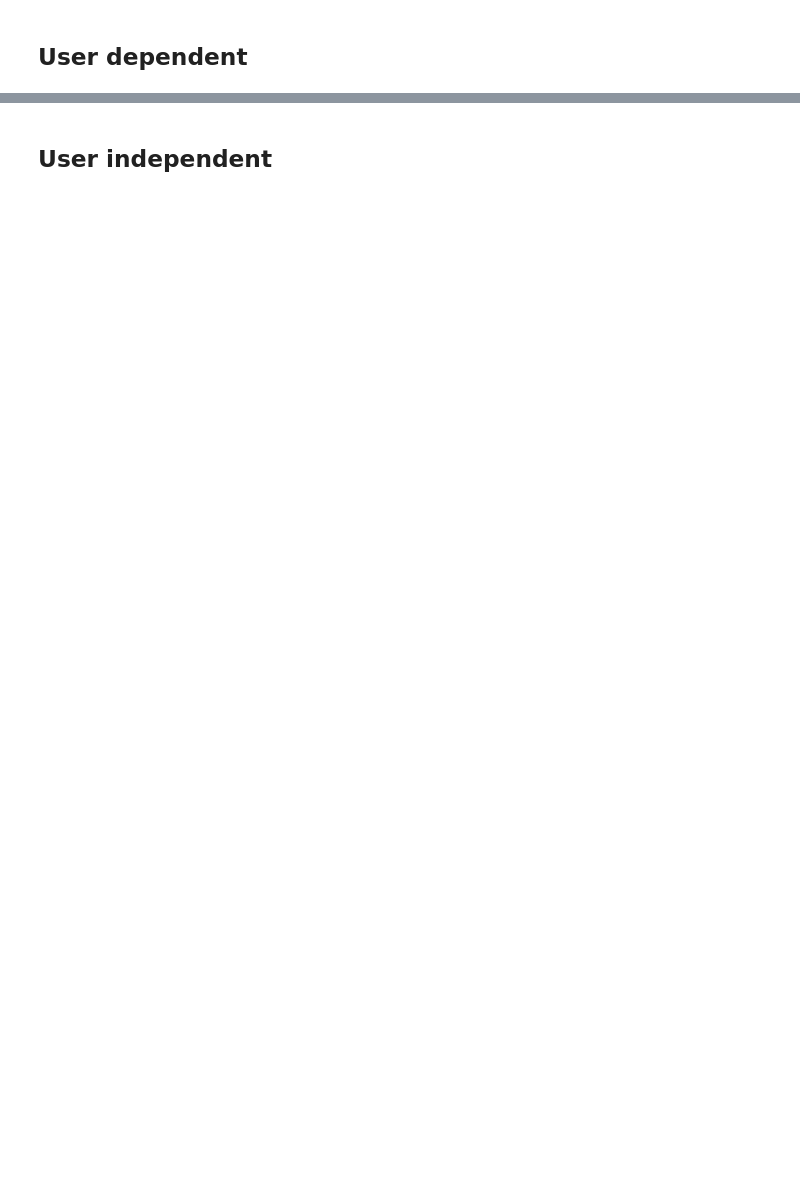
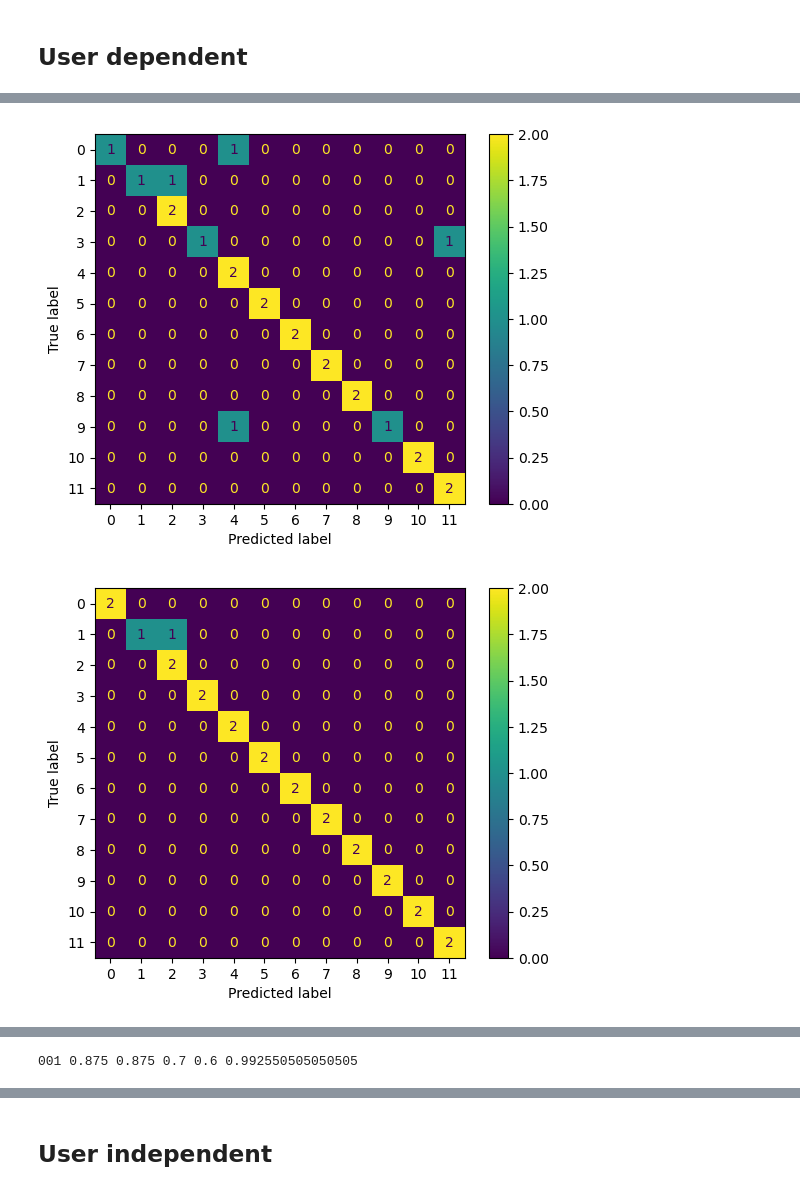
Before and after one commit to yzhao07/MLMA_EOG, a Jupyter notebook: SVC/SVC.ipynb, the cells around one changed output, grey strips where cells are left out. Drawn from its saved outputs; the diff is of its cells as text; code cells hidden in the pictures; blank space fills up the shorter version.

```diff
--- a/SVC/SVC.ipynb
+++ b/SVC/SVC.ipynb
@@ -94,0 +54,13 @@ def my_train_split(label,feature):
+# %%
+# get feature from 1 file and normalize
+def get_feature(path):
+    f = []
+    scaler = MinMaxScaler()
+    a = pd.read_csv(path,names=["vertical","horizontal"])
+    a = np.array(a)
+    a = scaler.fit_transform(a)
+    for j in a[:,0]:
+        f.append(j)
+    for j in a[:,1]:
+        f.append(j)
+    return f
@@ -131,4 +109,0 @@ for i in patient:
-# %%
-print('\nSaving the object')
-with open("User-dependent-SVC.pck", "wb") as output_file:
-    pickle.dump(output_pck, output_file)
@@ -136,0 +110,62 @@ Saving the object
+# %%
+patient = ["001","002","003","004","005","006"]
+test_split = [["01","02"],["03","04"],["05","06"],["07","08"],["09","10"]]
+# %%
+Total_acc = 0
+total_f1 = 0
+total_auc = 0
+total_spec = 0
+total_sens = 0
+for p in patient:
+    #print(p)
+    output_pck = []
+    path = path = str("../../data/isolated 2/"+p+"/isolated_strokes/")
+    Acc = 0
+    F1 = 0
+    AUC = 0
+    Spec = 0
+    Sens = 0
+    for t in test_split:
+        label,file_list = get_file_list(path)
+        X_train,X_test, y_train,y_test = my_train_test_split_user_dependent(path,t,file_list,label)
+        #print(X_train.shape,X_test.shape)
+         # build model
+        clf = svm.SVC(probability=True,random_state=42)
+        clf.fit(X_train, y_train)
+        y_pred = clf.predict(X_test)
+        y_prob = clf.predict_proba(X_test)
+        f1,acc,specificity,sensitivity,auc,cm = evaluate(y_test, y_pred,y_prob)
+        Acc += acc
+        F1 += f1
+        AUC += auc
+        Spec += specificity
+        Sens += sensitivity
+        #print(accuracy)
+        output = dict()
+        output["test_split"] = t
+        output["X_train"] = X_train
+        output["X_test"] = X_test
+        output["y_test"] = y_test
+        output["y_train"] = y_train
+        output["clf"] = clf
+        output["accuracy"] = acc
+        output["f1"] = f1
+        output["specificity"] = specificity
+        output["sensitivity"] = sensitivity
+        output["auc"] = auc
+        output["confusion_matrix"] = cm
+        output_pck.append(output)
+    with open(str("./User_dependent/patient_"+p+"_SVC.pck"), "wb") as output_file:
+        pickle.dump(output_pck, output_file)
+    print(p,Acc/5,F1/5,Spec/5,Sens/5,AUC/5)
+    Total_acc += Acc/5
+    total_f1 += F1/5
+    total_auc += AUC/5
+    total_spec += Spec/5
+    total_sens += Sens/5
+
+print("total accuracy",Total_acc/6,"total f1",total_f1/6,"total auc",total_auc/6,"total spec",total_spec/6,
+      "total sens",total_sens/6)
+# %% [output]
+[figure, added]
+[figure, added]
@@ -136,0 +175 @@ Saving the object
+001 0.875 0.875 0.7 0.6 0.992550505050505
```
Also changed, not shown: parts of 13 cells of this notebook, 12 other files.
